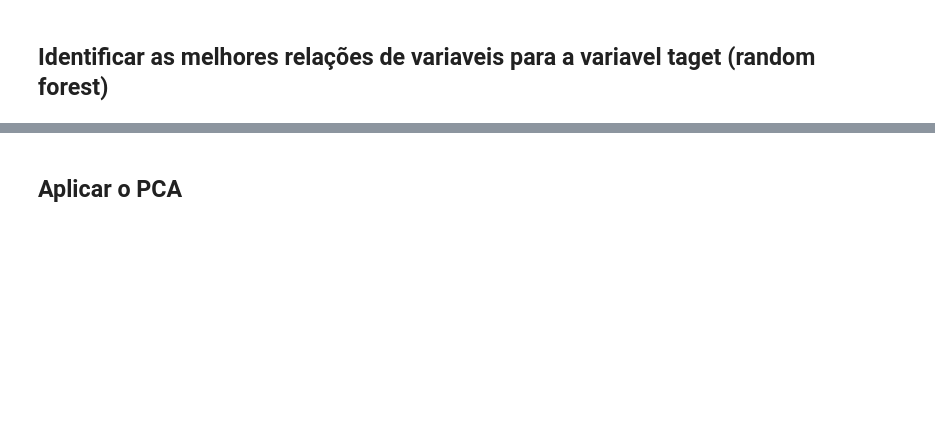
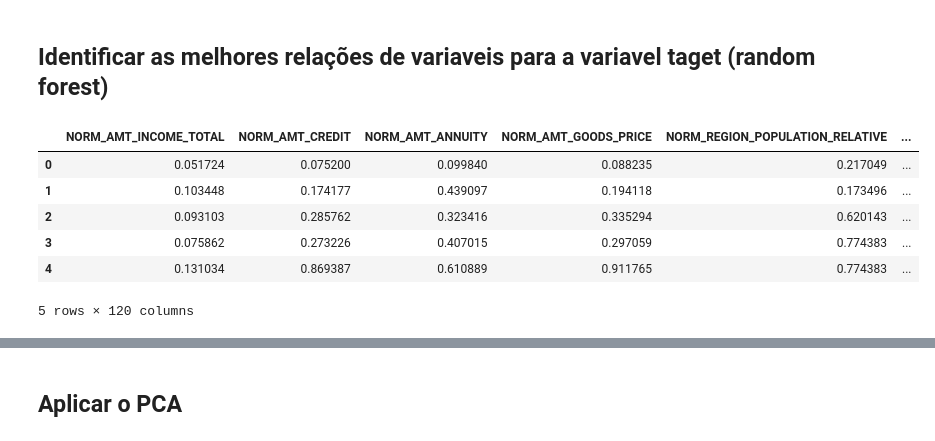
Before and after one commit to Maxstyll/cafe-com-dados, a Jupyter notebook: Python_Base/analise/analise.ipynb, the cells around one changed output, grey strips where cells are left out. Drawn from its saved outputs; the diff is of its cells as text; code cells hidden in the pictures; blank space fills up the shorter version.

```diff
--- a/Python_Base/analise/analise.ipynb
+++ b/Python_Base/analise/analise.ipynb
@@ -342,7 +378,9 @@ dtype: int64
 ## Converter variaveis textos/categoricos para numericos/categoricos
 # %%
 %%time
+name_category_features = []
 for col in category_features:
     df["CAT_" + col] = df[col].cat.codes
     df["CAT_" + col] = df["CAT_" + col].astype("category")
+    name_category_features.append("CAT_" + col)
 # %% [output]
@@ -429,0 +479,3 @@ Counter({0: 96353, 1: 96353})
+# %%
+name_coll = df.columns[1:]
+df_smote = pd.DataFrame(X, columns=name_coll)
@@ -447,0 +516,2 @@ df_scaled.head()
+# %%
+df_scaled = df_smote.copy()
@@ -460 +564,11 @@ category_features = df.select_dtypes(include="category").columns
+# %%
+df_relevantes.head()
+# %% [output]
+|  | NORM_AMT_INCOME_TOTAL | NORM_AMT_CREDIT | NORM_AMT_ANNUITY | NORM_AMT_GOODS_PRICE | NORM_REGION_POPULATION_RELATIVE | ... |
+| 0 | 0.051724 | 0.075200 | 0.099840 | 0.088235 | 0.217049 | ... |
+| 1 | 0.103448 | 0.174177 | 0.439097 | 0.194118 | 0.173496 | ... |
+| 2 | 0.093103 | 0.285762 | 0.323416 | 0.335294 | 0.620143 | ... |
+| 3 | 0.075862 | 0.273226 | 0.407015 | 0.297059 | 0.774383 | ... |
+| 4 | 0.131034 | 0.869387 | 0.610889 | 0.911765 | 0.774383 | ... |
+5 rows × 120 columns
 # %%
```
Also changed, not shown: parts of 38 cells of this notebook, 1 other file.
